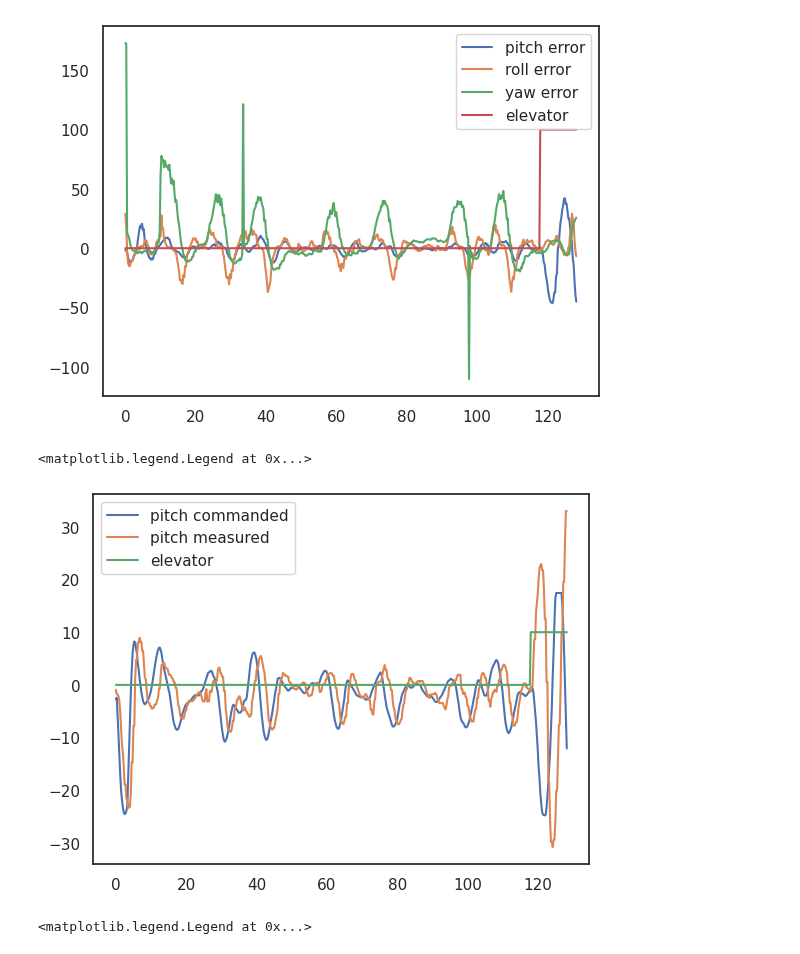
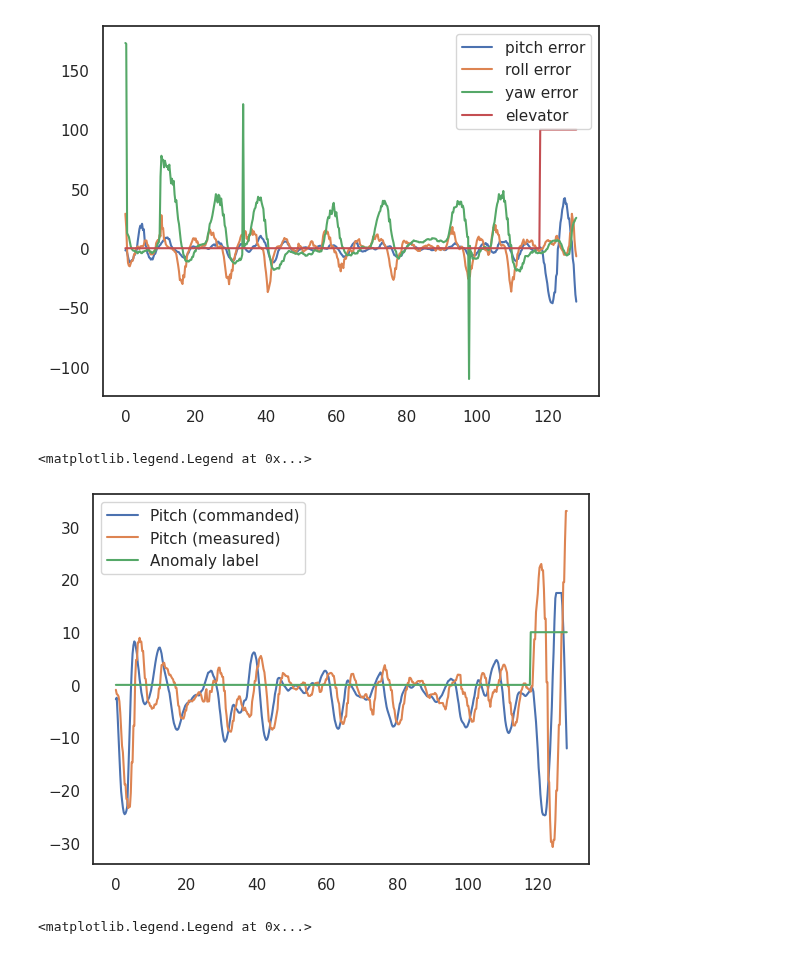
Before and after one commit to dawsonc/BayesAir, a Jupyter notebook: scripts/notebooks/uav_data_analysis.ipynb, the cells around one changed output. Drawn from its saved outputs; the diff is of its cells as text; code cells hidden in the pictures.

```diff
--- a/scripts/notebooks/uav_data_analysis.ipynb
+++ b/scripts/notebooks/uav_data_analysis.ipynb
@@ -119,13 +119,13 @@ plt.legend()
 <matplotlib.legend.Legend at 0x...>
 [figure]
 # %%
-plt.plot(df["pitch_commanded"], label="pitch commanded")
-plt.plot(df["pitch_measured"], label="pitch measured")
-plt.plot(df["elevator_status"] * 10, label="elevator")
+plt.plot(df["pitch_commanded"], label="Pitch (commanded)")
+plt.plot(df["pitch_measured"], label="Pitch (measured)")
+plt.plot(df["elevator_status"] * 10, label="Anomaly label")
 plt.legend()
 # %% [output]
 <matplotlib.legend.Legend at 0x...>
-[figure, old version]
+[figure, new version]
 # %%
 plt.plot(df["twist_wx"], label="wx")
 plt.plot(df["twist_wy"], label="wy")
```
Also changed, not shown: 24 other files.
